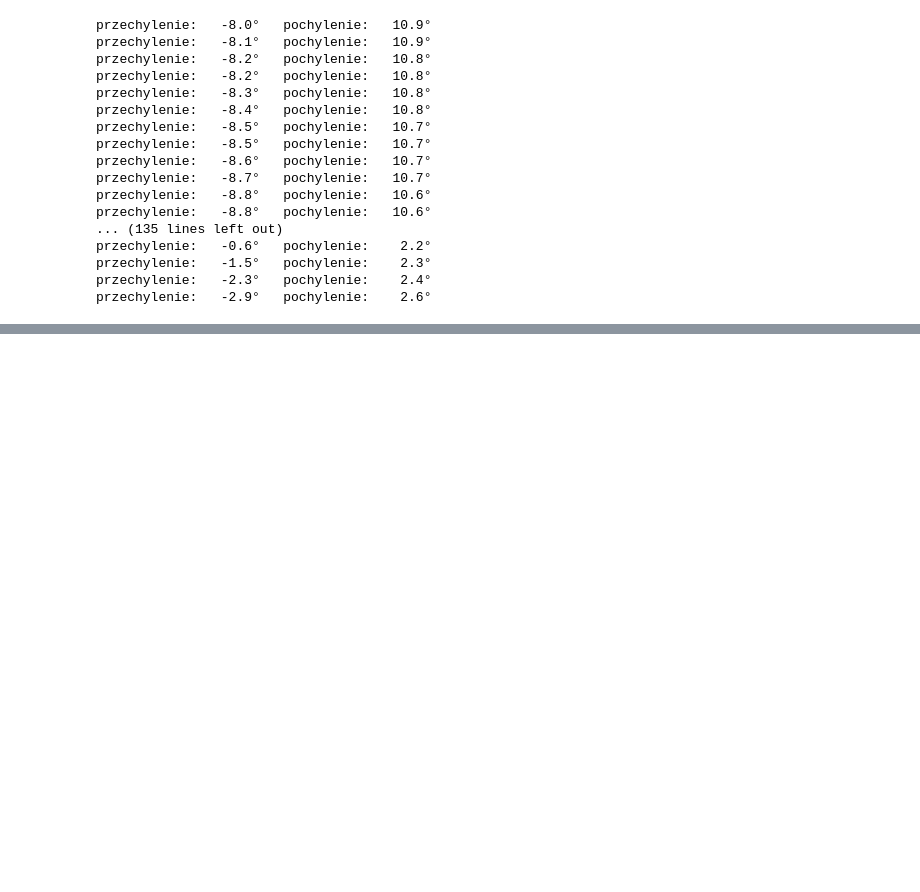
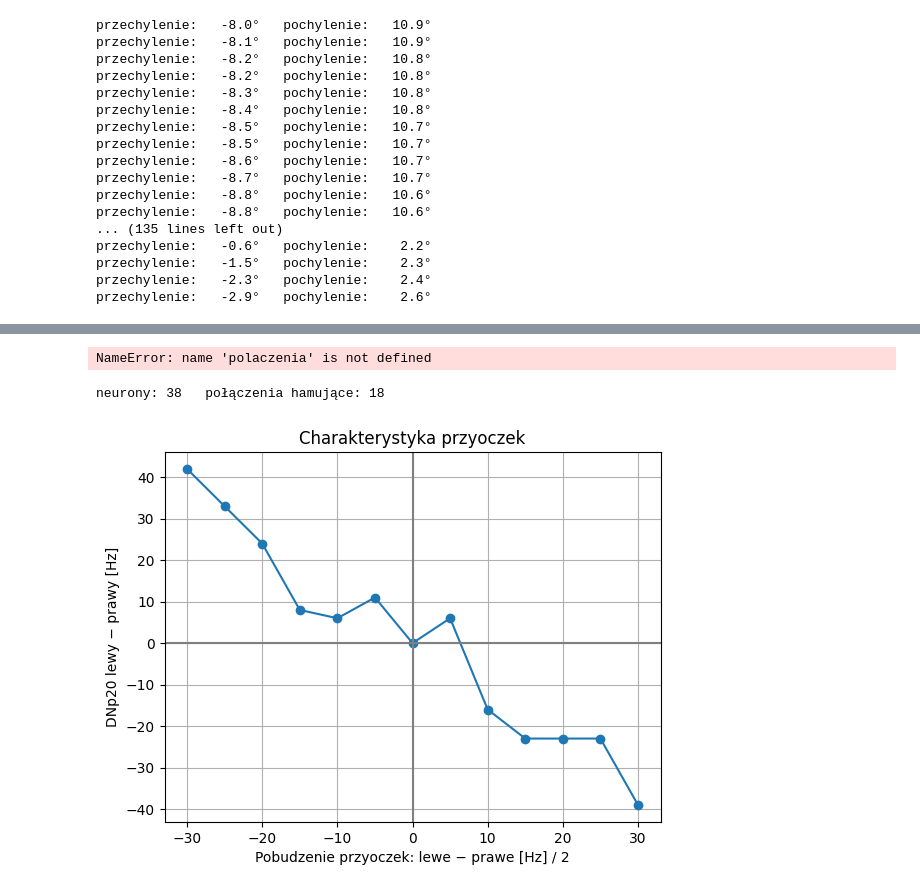
Before and after one commit to Explorjus/Fly-autopilot, a Jupyter notebook: notebooks/muszka.ipynb, the cells around one changed output, grey strips where cells are left out. Cells and saved outputs as stored; diff of their text form; code cells hidden in the pictures; blank space fills up the shorter version.

```diff
--- a/notebooks/muszka.ipynb
+++ b/notebooks/muszka.ipynb
@@ -477,0 +606,52 @@ przechylenie:   -2.9°   pochylenie:    2.6°
+# %%
+        indeks = {b: i for i, b in enumerate(neurony["bodyId"])}
+        N = len(neurony)
+
+        # znak neuronu wysyłającego: +1 pobudza, -1 hamuje (zasada Dale'a)
+        if "znak" in neurony.columns:
+            znaki = neurony["znak"].to_numpy()
+        else:
+            znaki = np.ones(N)
+
+        W = np.zeros((N, N))
+        for pre, post, w in polaczenia[["body_pre", "body_post", "weight"]].itertuples(index=False):
+            W[indeks[post], indeks[pre]] = w * znaki[indeks[pre]]
+# %% [output]
+NameError: name 'polaczenia' is not defined
+# %%
+import sys
+sys.path.append("/Users/explorjus/Python-projekty/fly_autopilot/src")
+
+import numpy as np
+import matplotlib.pyplot as plt
+from mozg import Mozg
+
+DANE = "/Users/explorjus/Python-projekty/fly_autopilot/data"
+mozg = Mozg.z_plikow(f"{DANE}/processed")
+print("neurony:", mozg.N, "  połączenia hamujące:", (mozg.W < 0).sum())
+
+ocg_l = np.isin(mozg.nazwy, ["OCG01a_L", "OCG01c_L", "OCG01d_L", "OCG01e_L"])
+ocg_r = np.isin(mozg.nazwy, ["OCG01a_R", "OCG01c_R", "OCG01d_R", "OCG01e_R"])
+
+asymetrie = list(range(-30, 31, 5))
+roznice = []
+
+for a in asymetrie:
+    mozg.reset()
+    hz = np.zeros(mozg.N)
+    hz[ocg_l] = 40 + a      # a > 0: lewe przyoczko pobudzane mocniej
+    hz[ocg_r] = 40 - a
+    czest = np.mean([mozg.krok(50, hz) for _ in range(20)], axis=0)
+    roznice.append(czest[mozg.maska("DNp20_L")].mean() - czest[mozg.maska("DNp20_R")].mean())
+
+plt.plot(asymetrie, roznice, marker="o")
+plt.axhline(0, color="gray")
+plt.axvline(0, color="gray")
+plt.xlabel("Pobudzenie przyoczek: lewe − prawe [Hz] / 2")
+plt.ylabel("DNp20 lewy − prawy [Hz]")
+plt.title("Charakterystyka przyoczek")
+plt.grid(True)
+plt.show()
+# %% [output]
+neurony: 38   połączenia hamujące: 18
+[figure, added]
```
Also changed, not shown: parts of 6 cells of this notebook, 6 other files.
